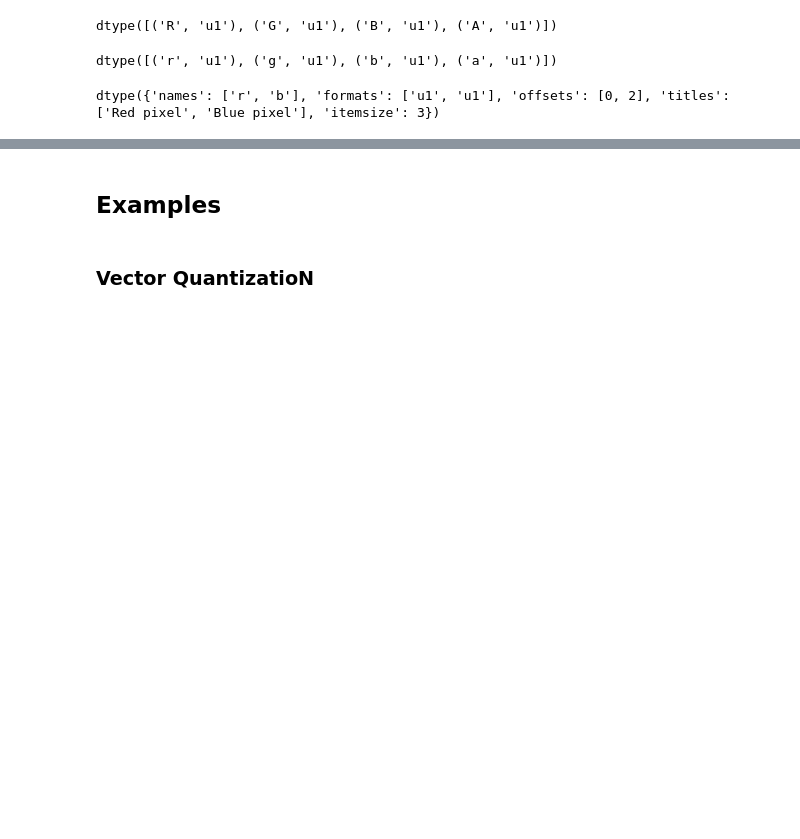
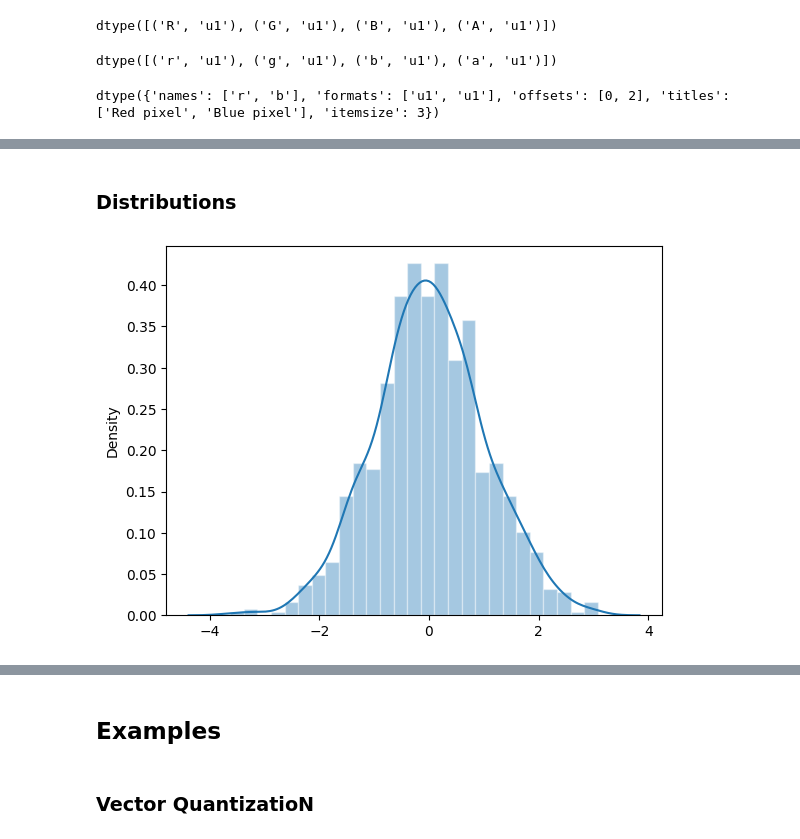
Before and after one commit to czaky/puzzles, a Jupyter notebook: numpy_intro.ipynb, the cells around one changed output, grey strips where cells are left out. Drawn from its saved outputs; the diff is of its cells as text; code cells hidden in the pictures; blank space fills up the shorter version.

Commit message:
numpy distributions

```diff
--- a/numpy_intro.ipynb
+++ b/numpy_intro.ipynb
@@ -2754,0 +3219,6 @@ dtype({'names': ['r', 'b'], 'formats': ['u1', 'u1'], 'offsets': [0, 2], 'titles'
+# %%
+rng = np.random.default_rng(secrets.randbits(128))
+rng
+rng.bit_generator
+rng.random()
+rng.integers(0, 10, size=3)
@@ -2754,0 +3292,17 @@ dtype({'names': ['r', 'b'], 'formats': ['u1', 'u1'], 'offsets': [0, 2], 'titles'
+# %% [markdown]
+### Distributions
+# %%
+def distplot(data: np.array) -> None:
+    """Print distribution density for `data`."""
+    sns.histplot(
+        data,
+        kde=True,
+        stat="density",
+        kde_kws={"cut": 3},
+        alpha=0.4,
+        edgecolor=(1, 1, 1, 0.4),
+    )
+# %%
+distplot(rng.normal(0, 1, 1000))
+# %% [output]
+[figure, added]
```
Also changed, not shown: parts of 77 cells of this notebook.
